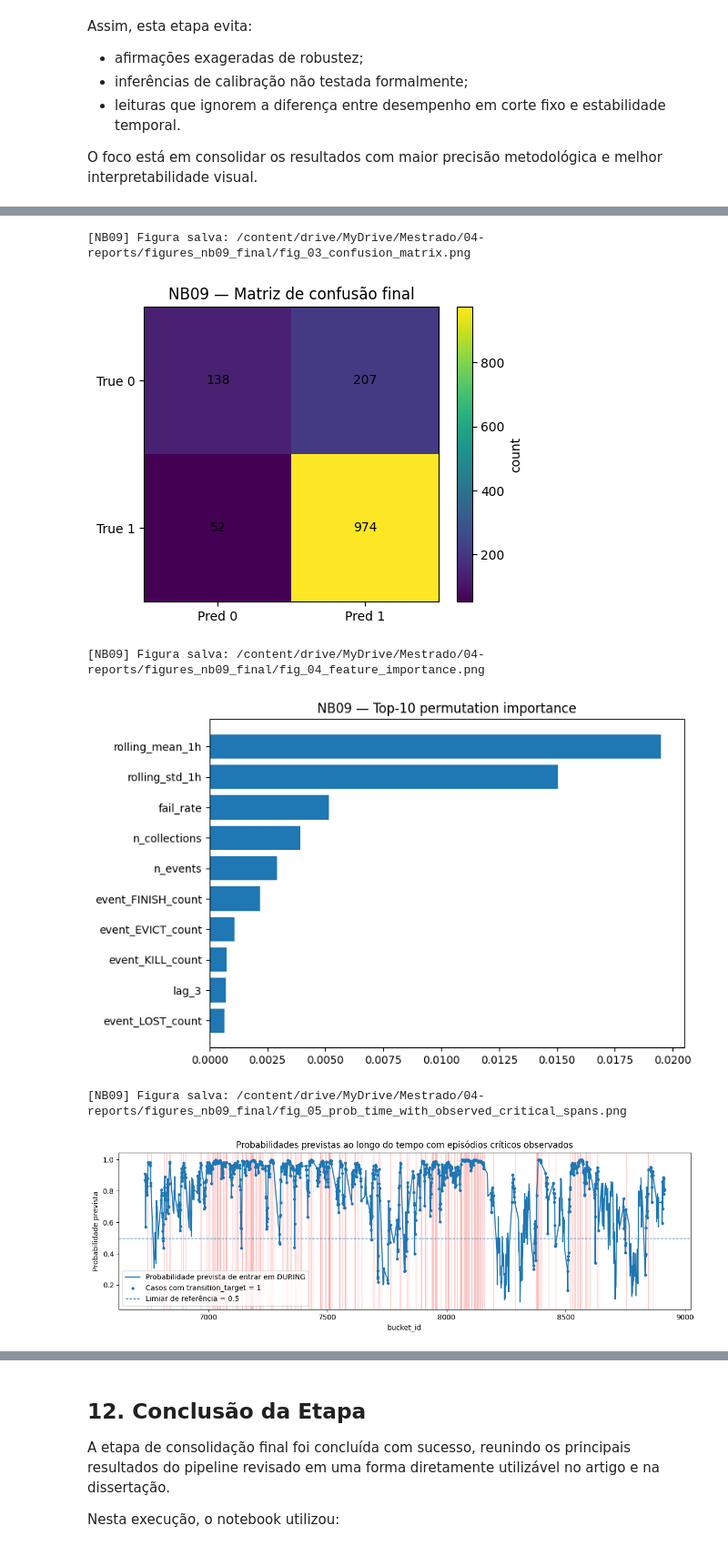
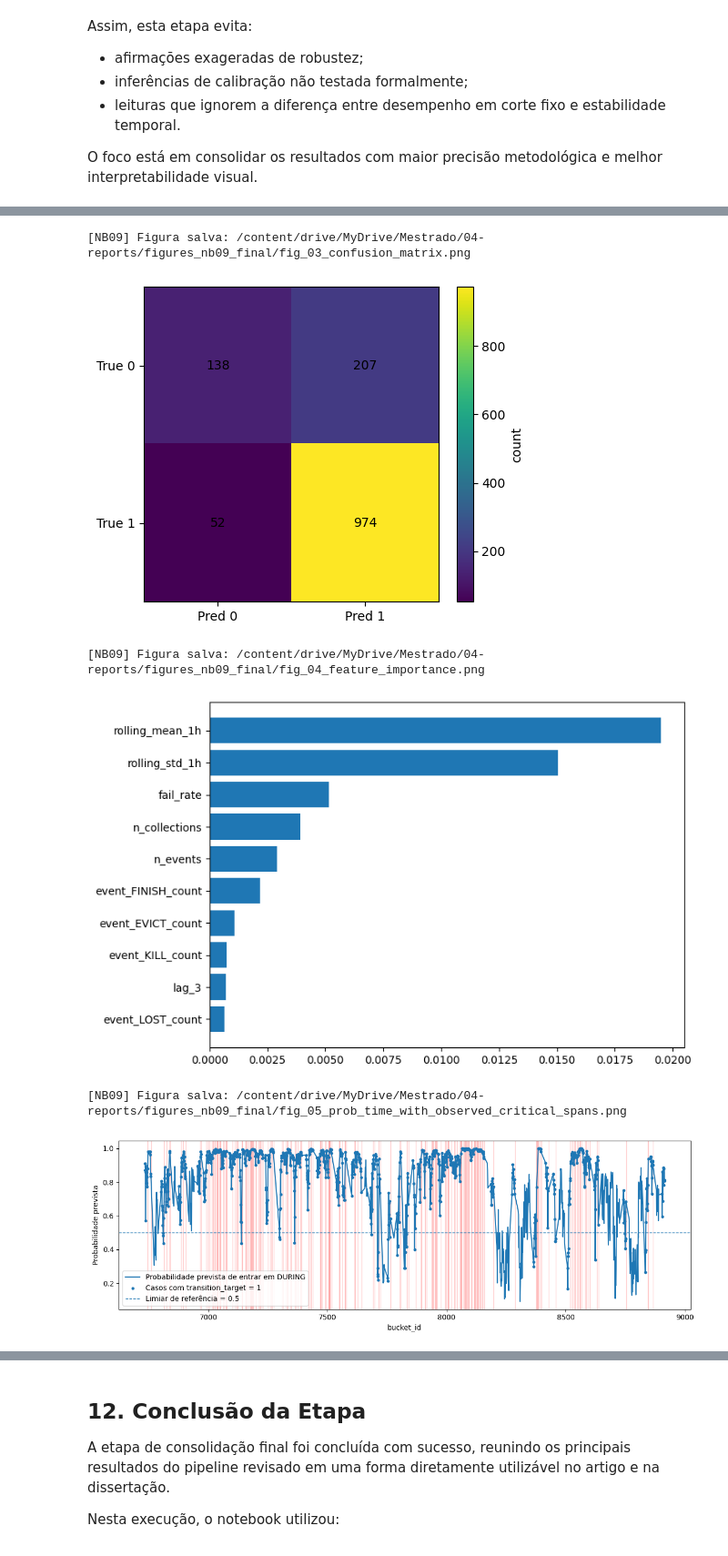
Before and after one commit to sergiocostaifes/PPCOMP_DM, a Jupyter notebook: notebooks/09_final_consolidation.ipynb, the cells around one changed output, grey strips where cells are left out. Shown at 91% size. Cells and saved outputs as stored; diff of their text form; code cells hidden in the pictures.

```diff
--- a/notebooks/09_final_consolidation.ipynb
+++ b/notebooks/09_final_consolidation.ipynb
@@ -430,7 +430,7 @@ plt.plot(fpr, tpr, label=f"{best_model_name} (AUC={metrics['roc_auc']:.3f})")
 plt.plot([0, 1], [0, 1], linestyle="--")
 plt.xlabel("False Positive Rate")
 plt.ylabel("True Positive Rate")
-plt.title("NB09 — Curva ROC final")
+plt.title("") ## plt.title("NB09 — Curva ROC final")
 plt.legend()
 fig_01 = save_fig("fig_01_roc_final.png")
 plt.show()
@@ -444,7 +444,7 @@ plt.figure(figsize=(7, 5))
 plt.plot(rec_curve, prec_curve, label=f"{best_model_name} (AP={metrics['average_precision']:.3f})")
 plt.xlabel("Recall")
 plt.ylabel("Precision")
-plt.title("NB09 — Curva Precision-Recall final")
+plt.title("") ## plt.title("NB09 — Curva Precision-Recall final")
 plt.legend()
 fig_02 = save_fig("fig_02_pr_final.png")
 plt.show()
@@ -459,7 +459,7 @@ plt.imshow(cm, aspect="auto")
 plt.xticks([0, 1], ["Pred 0", "Pred 1"])
 plt.yticks([0, 1], ["True 0", "True 1"])
 plt.colorbar(label="count")
-plt.title("NB09 — Matriz de confusão final")
+plt.title("") ## plt.title("NB09 — Matriz de confusão final")
 for i in range(cm.shape[0]):
     for j in range(cm.shape[1]):
         plt.text(j, i, str(cm[i, j]), ha="center", va="center")
@@ -471,7 +471,7 @@ plt.show()
 # -----------------------------
 plt.figure(figsize=(8, 5))
 plt.barh(pi.head(10)["feature"][::-1], pi.head(10)["importance_mean"][::-1])
-plt.title("NB09 — Top-10 permutation importance")
+plt.title("") ## plt.title("NB09 — Top-10 permutation importance")
 fig_04 = save_fig("fig_04_feature_importance.png")
 plt.show()
 
@@ -531,7 +531,7 @@ plt.axhline(
 
 plt.xlabel("bucket_id")
 plt.ylabel("Probabilidade prevista")
-plt.title("Probabilidades previstas ao longo do tempo com episódios críticos observados")
+plt.title("") ## plt.title("Probabilidades previstas ao longo do tempo com episódios críticos observados")
 plt.legend()
 fig_05 = save_fig("fig_05_prob_time_with_observed_critical_spans.png")
 plt.show()
@@ -644,9 +644,9 @@ weighted avg       0.80      0.81      0.79      1371
 [NB09] Figura salva: /content/drive/MyDrive/Mestrado/04-reports/figures_nb09_final/fig_03_confusion_matrix.png
-[figure, old version]
+[figure, new version]
 [NB09] Figura salva: /content/drive/MyDrive/Mestrado/04-reports/figures_nb09_final/fig_04_feature_importance.png
-[figure, old version]
+[figure, new version]
 [NB09] Figura salva: /content/drive/MyDrive/Mestrado/04-reports/figures_nb09_final/fig_05_prob_time_with_observed_critical_spans.png
-[figure, old version]
+[figure, new version]
 [NB09] Resumo salvo (canônico): /content/drive/MyDrive/Mestrado/04-reports/09_final_summary.json
 [NB09] Resumo salvo (cenário): /content/drive/MyDrive/Mestrado/04-reports/09_final_summary_keep_hour0.json
 
```
Also changed, not shown: parts of 1 cell of this notebook.
